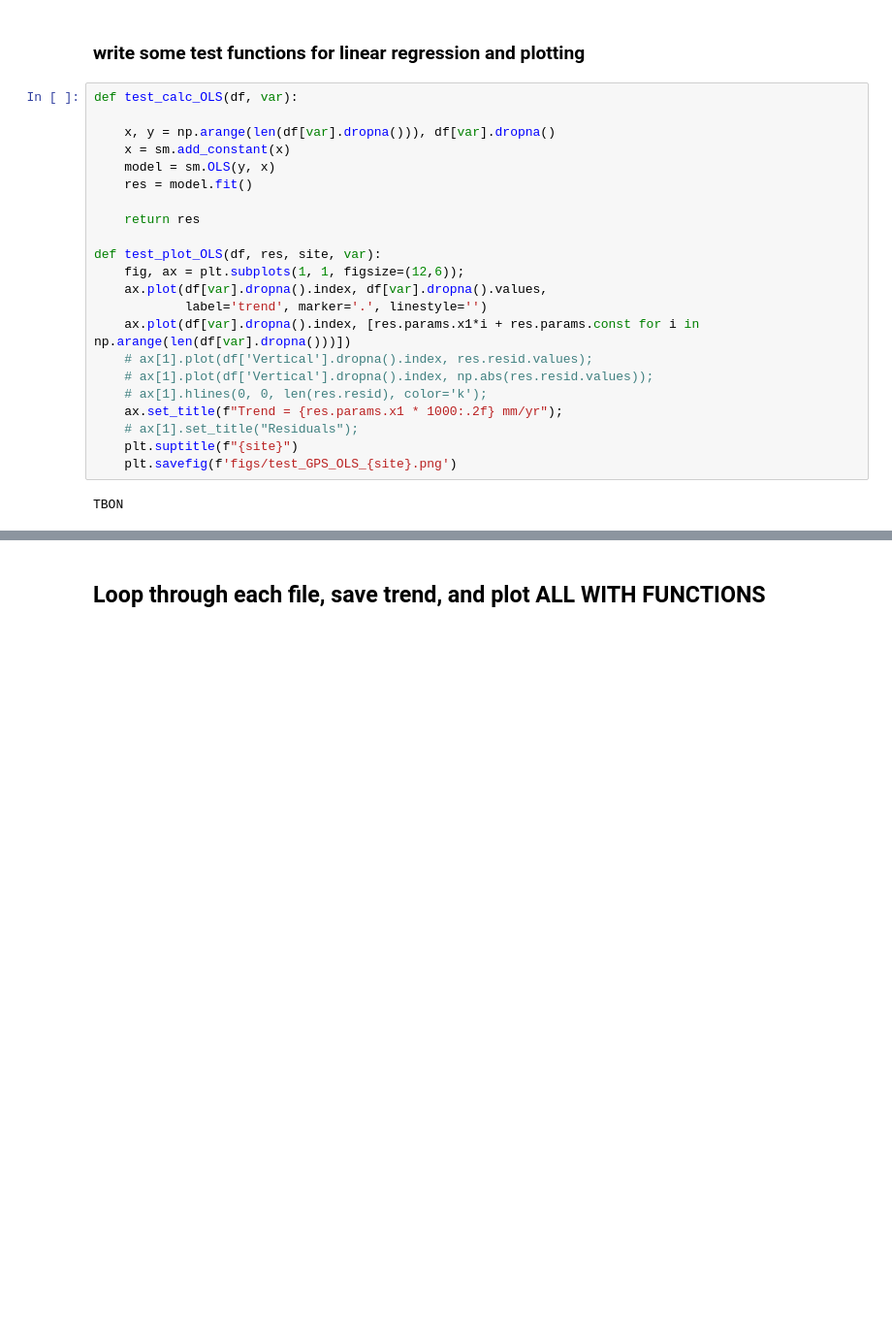
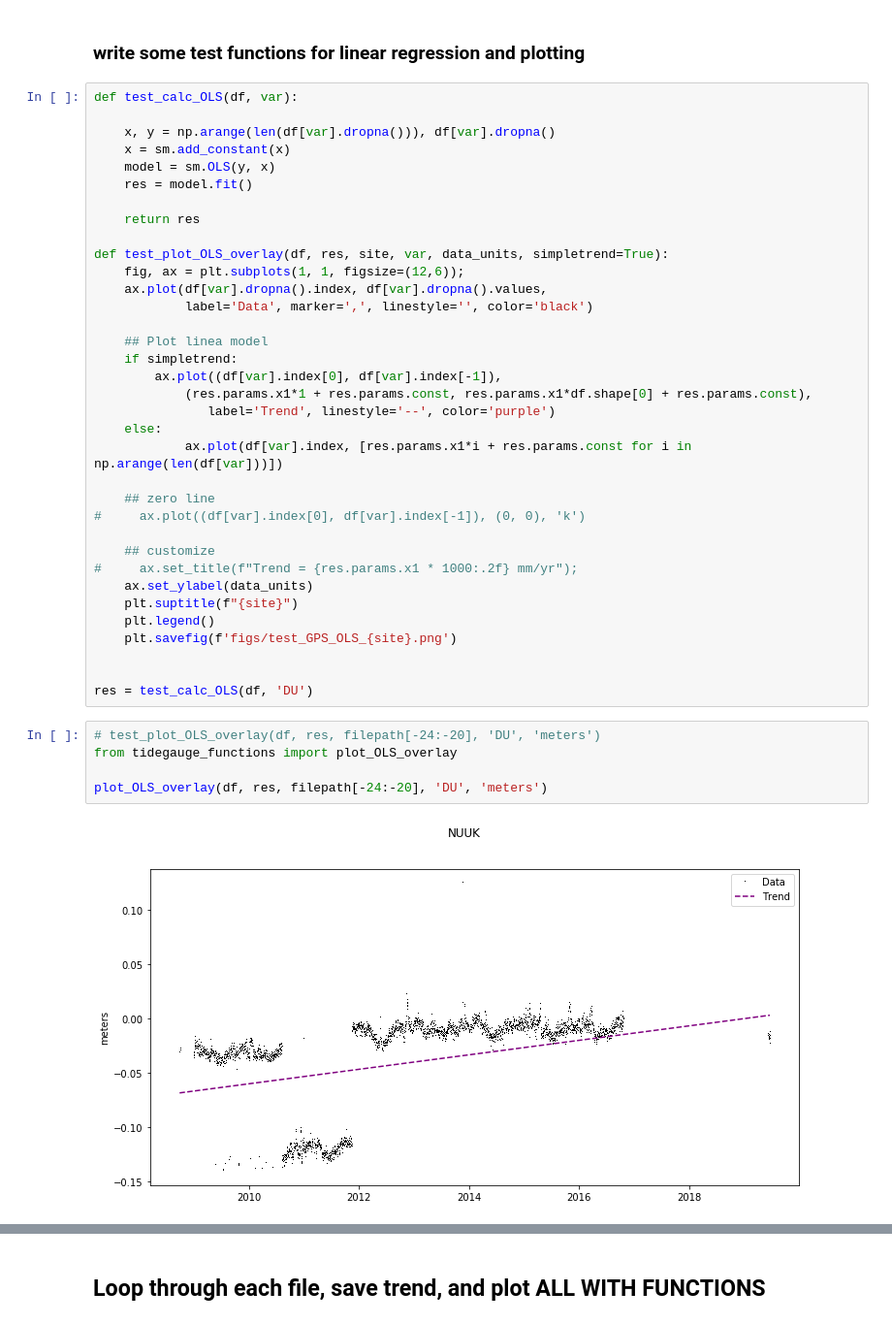
Before and after one commit to ldeo-arctictides/tidegauges-historical, a Jupyter notebook: example_read_GPS.ipynb, the cells around one changed output, grey strips where cells are left out. Shown at 97% size. Drawn from its saved outputs; the diff is of its cells as text; blank space fills up the shorter version.

```diff
--- a/example_read_GPS.ipynb
+++ b/example_read_GPS.ipynb
@@ -321,17 +321,35 @@ def test_calc_OLS(df, var):
 
     return res
 
-def test_plot_OLS(df, res, site, var):
+def test_plot_OLS_overlay(df, res, site, var, data_units, simpletrend=True):
     fig, ax = plt.subplots(1, 1, figsize=(12,6));
     ax.plot(df[var].dropna().index, df[var].dropna().values,
-            label='trend', marker='.', linestyle='')
-    ax.plot(df[var].dropna().index, [res.params.x1*i + res.params.const for i in np.arange(len(df[var].dropna()))])
-    # ax[1].plot(df['Vertical'].dropna().index, res.resid.values);
-    # ax[1].plot(df['Vertical'].dropna().index, np.abs(res.resid.values));
-    # ax[1].hlines(0, 0, len(res.resid), color='k');
-    ax.set_title(f"Trend = {res.params.x1 * 1000:.2f} mm/yr");
-    # ax[1].set_title("Residuals");
+            label='Data', marker=',', linestyle='', color='black')
+
+    ## Plot linea model
+    if simpletrend:
+        ax.plot((df[var].index[0], df[var].index[-1]),
+            (res.params.x1*1 + res.params.const, res.params.x1*df.shape[0] + res.params.const),
+               label='Trend', linestyle='--', color='purple')
+    else:
+            ax.plot(df[var].index, [res.params.x1*i + res.params.const for i in np.arange(len(df[var]))])
+
+    ## zero line
+#     ax.plot((df[var].index[0], df[var].index[-1]), (0, 0), 'k')
+
+    ## customize
+#     ax.set_title(f"Trend = {res.params.x1 * 1000:.2f} mm/yr");
+    ax.set_ylabel(data_units)
     plt.suptitle(f"{site}")
+    plt.legend()
     plt.savefig(f'figs/test_GPS_OLS_{site}.png')
+
+
+res = test_calc_OLS(df, 'DU')
-# %% [output]
-TBON
+# %%
+# test_plot_OLS_overlay(df, res, filepath[-24:-20], 'DU', 'meters')
+from tidegauge_functions import plot_OLS_overlay
+
+plot_OLS_overlay(df, res, filepath[-24:-20], 'DU', 'meters')
+# %% [output]
+[figure, added]
```
Also changed, not shown: parts of 6 cells of this notebook, 6 other files.
